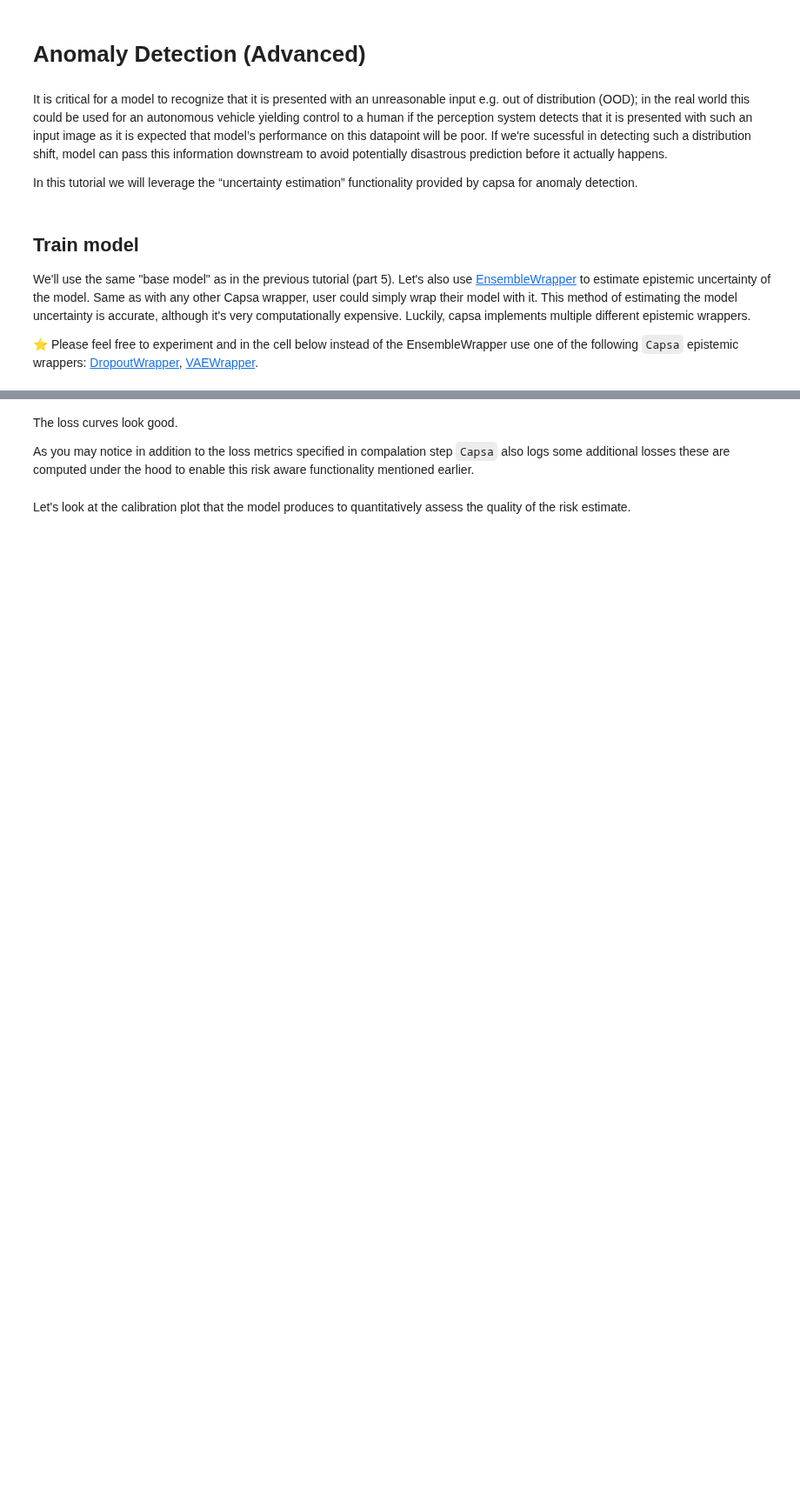
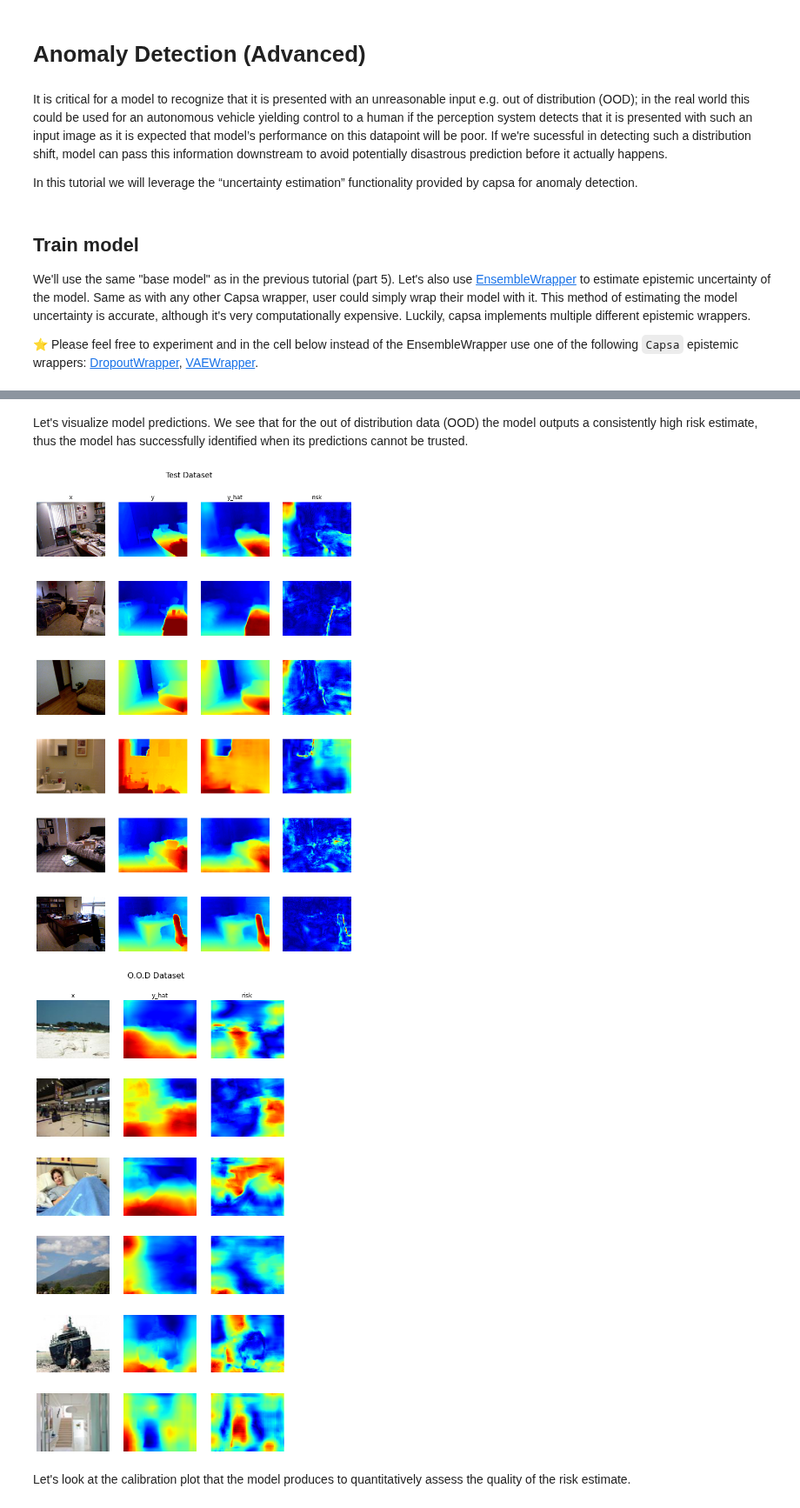
Before and after one commit to bytesroboticmx/capsaIA, a Jupyter notebook: notebooks/6_OOD_Detection.ipynb, the cells around one changed output, grey strips where cells are left out. Shown at 87% size. Cells and saved outputs as stored; diff of their text form; code cells hidden in the pictures; blank space fills up the shorter version.

```diff
--- a/notebooks/6_OOD_Detection.ipynb
+++ b/notebooks/6_OOD_Detection.ipynb
@@ -80,7 +82,11 @@ plot_loss(history)
-# %% [markdown]
-The loss curves look good.
-
-As you may notice in addition to the loss metrics specified in compalation step ``Capsa`` also logs some additional losses these are computed under the hood to enable this risk aware functionality mentioned earlier.
+# %% [markdown]
+Let's visualize model predictions. We see that for the out of distribution data (OOD) the model outputs a consistently high risk estimate, thus the model has successfully identified when its predictions cannot be trusted.
+# %%
+from utils import vis_depth_map
+vis_depth_map(model, ds_test, ds_ood)
+# %% [output]
+[figure, added]
+[figure, added]
 # %% [markdown]
 Let's look at the calibration plot that the model produces to quantitatively assess the quality of the risk estimate.
 # %%
```
Also changed, not shown: parts of 9 cells of this notebook, 4 other files.
